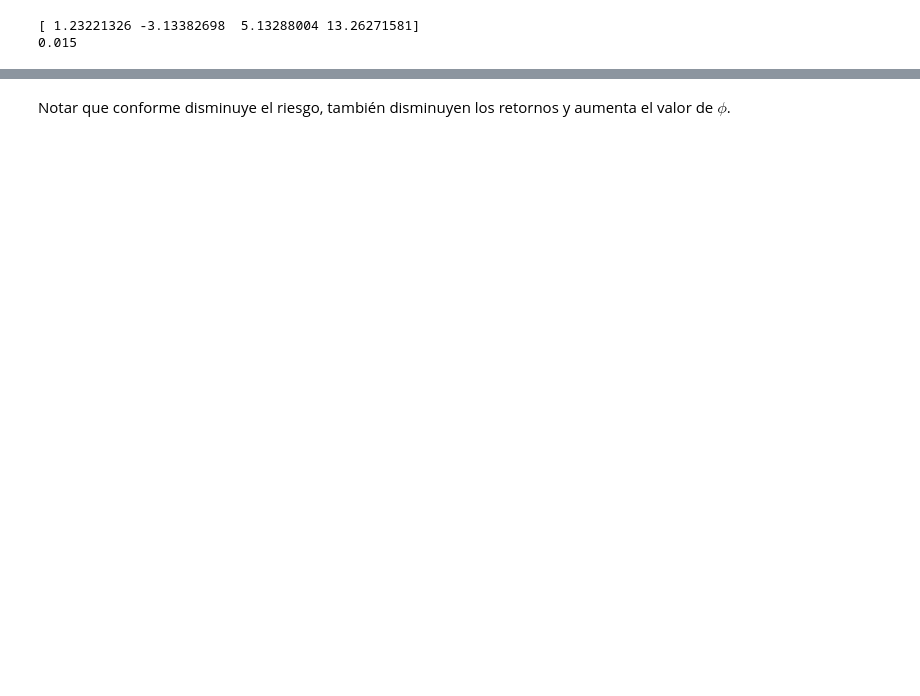
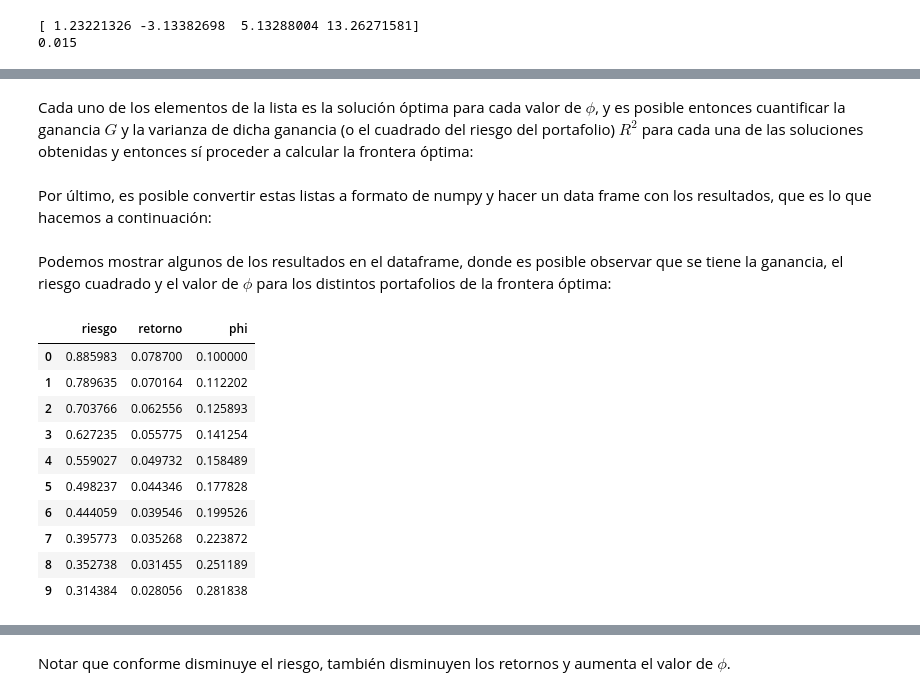
Before and after one commit to jduarte00/optimizacion_markowitz_restricciones, a Jupyter notebook: Optimizacion_restricciones_markowtiz.ipynb, the cells around one changed output, grey strips where cells are left out. Saved outputs shown, nothing was run; the diff lists cells and outputs as text; code cells hidden in the pictures; blank space fills up the shorter version.

```diff
--- a/Optimizacion_restricciones_markowtiz.ipynb
+++ b/Optimizacion_restricciones_markowtiz.ipynb
@@ -167,0 +191,2 @@ risks = [ sqrt(dot(x, S*x)) for x in portfolios ]
+# %% [markdown]
+Cada uno de los elementos de la lista es la solución óptima para cada valor de $\phi$, y es posible entonces cuantificar la ganancia $G$ y la varianza de dicha ganancia (o el cuadrado del riesgo del portafolio) $R^2$ para cada una de las soluciones obtenidas y entonces sí proceder a calcular la frontera óptima:
@@ -168,4 +196,22 @@ risks = [ sqrt(dot(x, S*x)) for x in portfolios ]
+# %% [markdown]
+Por último, es posible convertir estas listas a formato de numpy y hacer un data frame con los resultados, que es lo que hacemos a continuación:
 # %%
 risks_df = np.array(risks)
 returns_df = np.array(returns)
 rest_todo_capital = pd.DataFrame(data = {"riesgo":risks_df,"retorno": returns_df, "phi": phis})
+# %% [markdown]
+Podemos mostrar algunos de los resultados en el dataframe, donde es posible observar que se tiene la ganancia, el riesgo cuadrado y el valor de $\phi$ para los distintos portafolios de la frontera óptima:
+# %%
+rest_todo_capital.head(10)
+# %% [output]
+|  | riesgo | retorno | phi |
+| 0 | 0.885983 | 0.078700 | 0.100000 |
+| 1 | 0.789635 | 0.070164 | 0.112202 |
+| 2 | 0.703766 | 0.062556 | 0.125893 |
+| 3 | 0.627235 | 0.055775 | 0.141254 |
+| 4 | 0.559027 | 0.049732 | 0.158489 |
+| 5 | 0.498237 | 0.044346 | 0.177828 |
+| 6 | 0.444059 | 0.039546 | 0.199526 |
+| 7 | 0.395773 | 0.035268 | 0.223872 |
+| 8 | 0.352738 | 0.031455 | 0.251189 |
+| 9 | 0.314384 | 0.028056 | 0.281838 |
```
Also changed, not shown: parts of 43 cells of this notebook, 2 other files.
